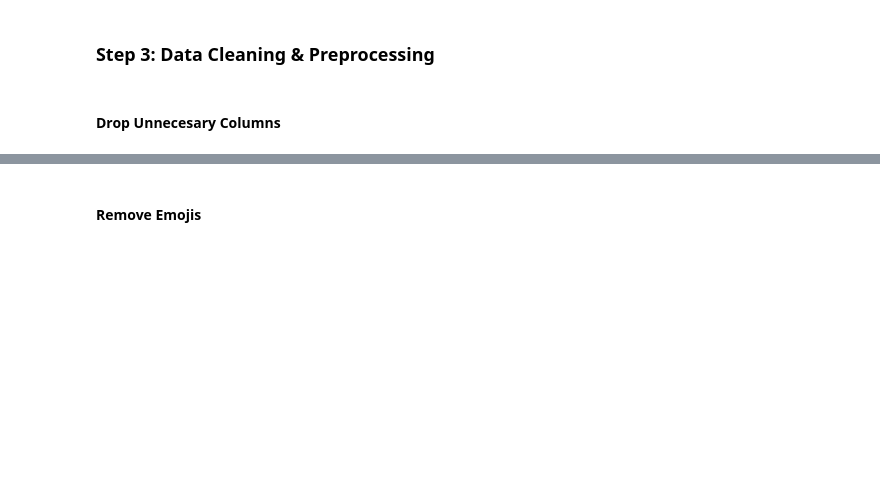
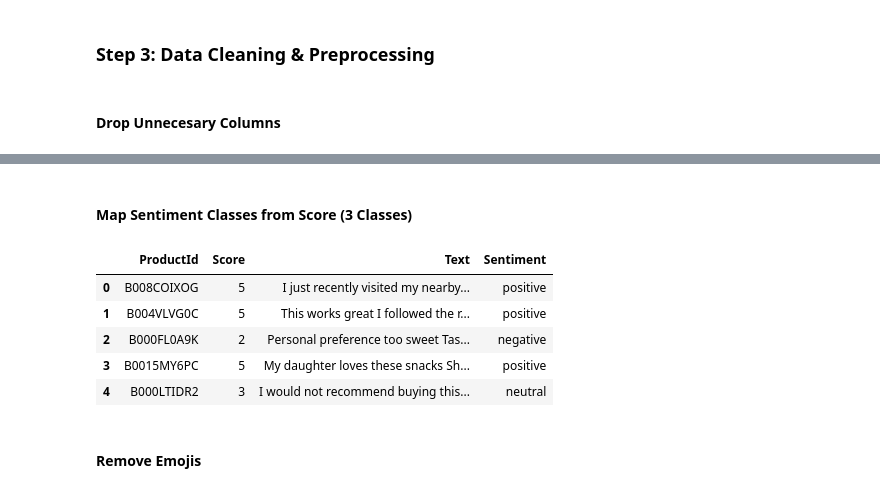
Before and after one commit to Faiz-Iqbal/Amazon_Review_Analysis, a Jupyter notebook: SentimentAnalysis.ipynb, the cells around one changed output, grey strips where cells are left out. Drawn from its saved outputs; the diff is of its cells as text; code cells hidden in the pictures; blank space fills up the shorter version.

Commit message:
Imports organized, map to 3 classes moved to preprocessing

```diff
--- a/SentimentAnalysis.ipynb
+++ b/SentimentAnalysis.ipynb
@@ -211,3 +318,27 @@ df_balancedData.head()
+# %% [markdown]
+#### Map Sentiment Classes from Score (3 Classes)
+# %%
+#########################################
+#   Map 5-Star Ratings to 3 Classes
+#########################################
+def map_to_3_classes(score):
+    if score in [1, 2]:
+        return 'negative'
+    elif score == 3:
+        return 'neutral'
+    else:  # 4 or 5
+        return 'positive'
+
+df_balancedData['Sentiment'] = df_balancedData['Score'].apply(map_to_3_classes)
+# %%
+df_balancedData.head()
+# %% [output]
+|  | ProductId | Score | Text | Sentiment |
+| 0 | B008COIXOG | 5 | I just recently visited my nearby... | positive |
+| 1 | B004VLVG0C | 5 | This works great I followed the r... | positive |
+| 2 | B000FL0A9K | 2 | Personal preference too sweet Tas... | negative |
+| 3 | B0015MY6PC | 5 | My daughter loves these snacks Sh... | positive |
+| 4 | B000LTIDR2 | 3 | I would not recommend buying this... | neutral |
 # %% [markdown]
 #### Remove Emojis
 # %%
```
Also changed, not shown: parts of 21 cells of this notebook.
